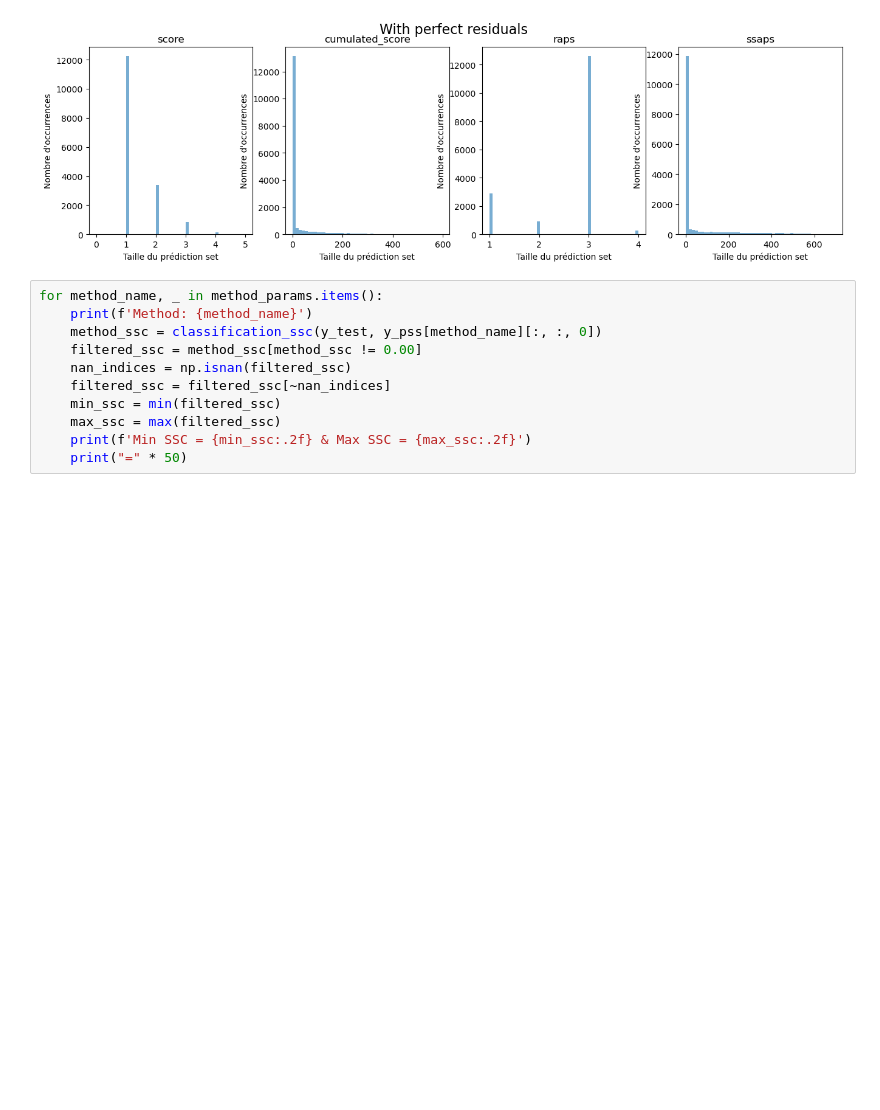
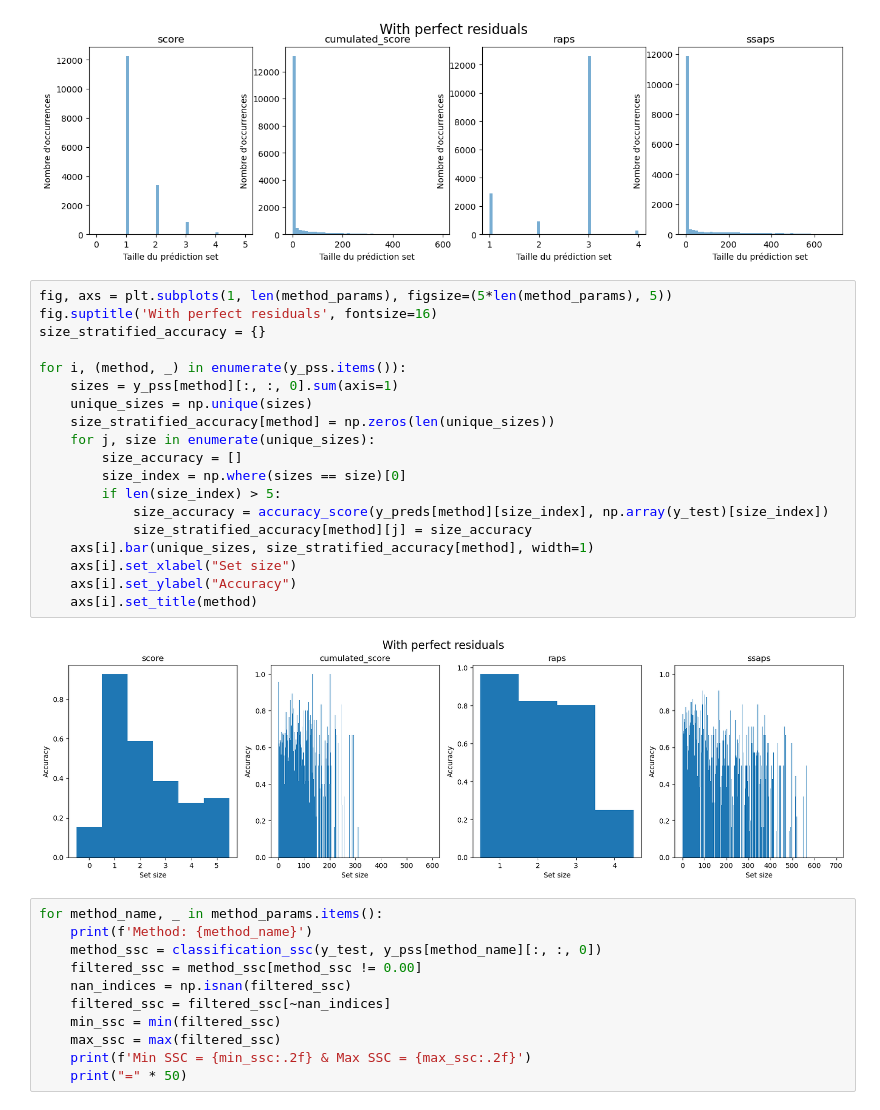
Before and after one commit to simai-ml/MAPIE, a Jupyter notebook: notebooks/ImageNet-crf.ipynb, the cells around one changed output. Cells and saved outputs as stored; diff of their text form; blank space fills up the shorter version.

```diff
--- a/notebooks/ImageNet-crf.ipynb
+++ b/notebooks/ImageNet-crf.ipynb
@@ -815,6 +820,27 @@ for i, (method, predictions) in enumerate(y_pss.items()):
     axs[i].set_title(method)
 # %% [output]
 [figure]
+# %%
+fig, axs = plt.subplots(1, len(method_params), figsize=(5*len(method_params), 5))
+fig.suptitle('With perfect residuals', fontsize=16)
+size_stratified_accuracy = {}
+
+for i, (method, _) in enumerate(y_pss.items()):
+    sizes = y_pss[method][:, :, 0].sum(axis=1)
+    unique_sizes = np.unique(sizes)
+    size_stratified_accuracy[method] = np.zeros(len(unique_sizes))
+    for j, size in enumerate(unique_sizes):
+        size_accuracy = []
+        size_index = np.where(sizes == size)[0]
+        if len(size_index) > 5:
+            size_accuracy = accuracy_score(y_preds[method][size_index], np.array(y_test)[size_index])
+            size_stratified_accuracy[method][j] = size_accuracy
+    axs[i].bar(unique_sizes, size_stratified_accuracy[method], width=1)
+    axs[i].set_xlabel("Set size")
+    axs[i].set_ylabel("Accuracy")
+    axs[i].set_title(method)
+# %% [output]
+[figure, added]
 # %%
 for method_name, _ in method_params.items():
     print(f'Method: {method_name}')
```
Also changed, not shown: parts of 11 cells of this notebook.
